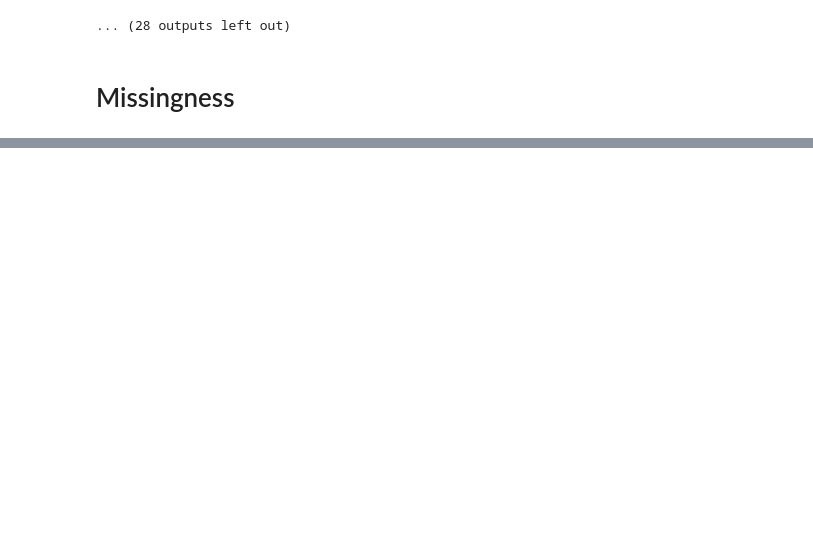
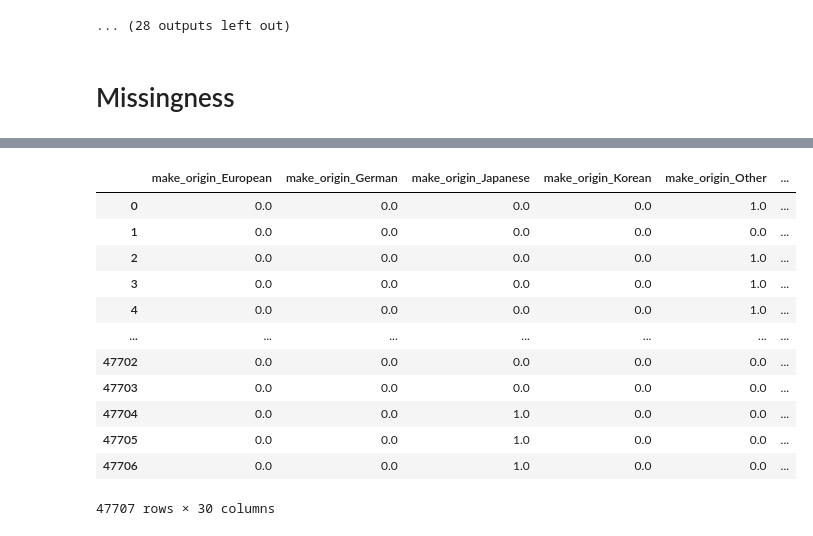
Before and after one commit to djmans630/DSC148_Project, a Jupyter notebook: DSC148_Final_Project_Daniel.ipynb, the cells around one changed output, grey strips where cells are left out. Saved outputs shown, nothing was run; the diff lists cells and outputs as text; code cells hidden in the pictures; blank space fills up the shorter version.

Commit message:
data processing and modeling

```diff
--- a/DSC148_Final_Project_Daniel.ipynb
+++ b/DSC148_Final_Project_Daniel.ipynb
@@ -299,0 +401,57 @@ defect_severity_score
+# %%
+# ordinal encoding
+
+ordinal_categories = [
+    ['1990s', '2000s', '2010s', '1980s', '2020s'],
+    ['SMALL', 'MEDIUM', 'LARGE', 'MASSIVE', 'MEGA'],
+    ['LOW', 'MEDIUM', 'HIGH', 'CRITICAL'],
+    ['MODERATE', 'HIGH', 'LOW'],
+    ['MFR', 'ODI', 'OVSC']
+]
+
+ordinal_transformer = OrdinalEncoder(
+    categories = ordinal_categories,
+    handle_unknown = 'use_encoded_value',
+    unknown_value = -1
+)
+# %%
+# transforming columns
+
+y = df['defect_severity_score']
+
+ct = ColumnTransformer(transformers = [
+    ('ohe', OneHotEncoder(handle_unknown = 'ignore', drop = 'first'), to_ohe),
+    ('oe', ordinal_transformer, to_ordinal)
+    ],
+    remainder = 'passthrough')
+
+df = ct.fit_transform(df)
+
+feature_names = ct.get_feature_names_out()
+df = pd.DataFrame(df, columns = feature_names)
+
+df = df[[col for col in df.columns
+         if col.startswith('ohe__')
+         or col.startswith('oe__')
+         or col.replace('remainder__', '') in numerical]]
+
+df.columns = (df.columns
+               .str.replace('ohe__', '')
+               .str.replace('oe__', '')
+               .str.replace('remainder__', ''))
+# %%
+df
+# %% [output]
+|  | make_origin_European | make_origin_German | make_origin_Japanese | make_origin_Korean | make_origin_Other | ... |
+| 0 | 0.0 | 0.0 | 0.0 | 0.0 | 1.0 | ... |
+| 1 | 0.0 | 0.0 | 0.0 | 0.0 | 0.0 | ... |
+| 2 | 0.0 | 0.0 | 0.0 | 0.0 | 1.0 | ... |
+| 3 | 0.0 | 0.0 | 0.0 | 0.0 | 1.0 | ... |
+| 4 | 0.0 | 0.0 | 0.0 | 0.0 | 1.0 | ... |
+| ... | ... | ... | ... | ... | ... | ... |
+| 47702 | 0.0 | 0.0 | 0.0 | 0.0 | 0.0 | ... |
+| 47703 | 0.0 | 0.0 | 0.0 | 0.0 | 0.0 | ... |
+| 47704 | 0.0 | 0.0 | 1.0 | 0.0 | 0.0 | ... |
+| 47705 | 0.0 | 0.0 | 1.0 | 0.0 | 0.0 | ... |
+| 47706 | 0.0 | 0.0 | 1.0 | 0.0 | 0.0 | ... |
+47707 rows × 30 columns
```
Also changed, not shown: parts of 35 cells of this notebook.
